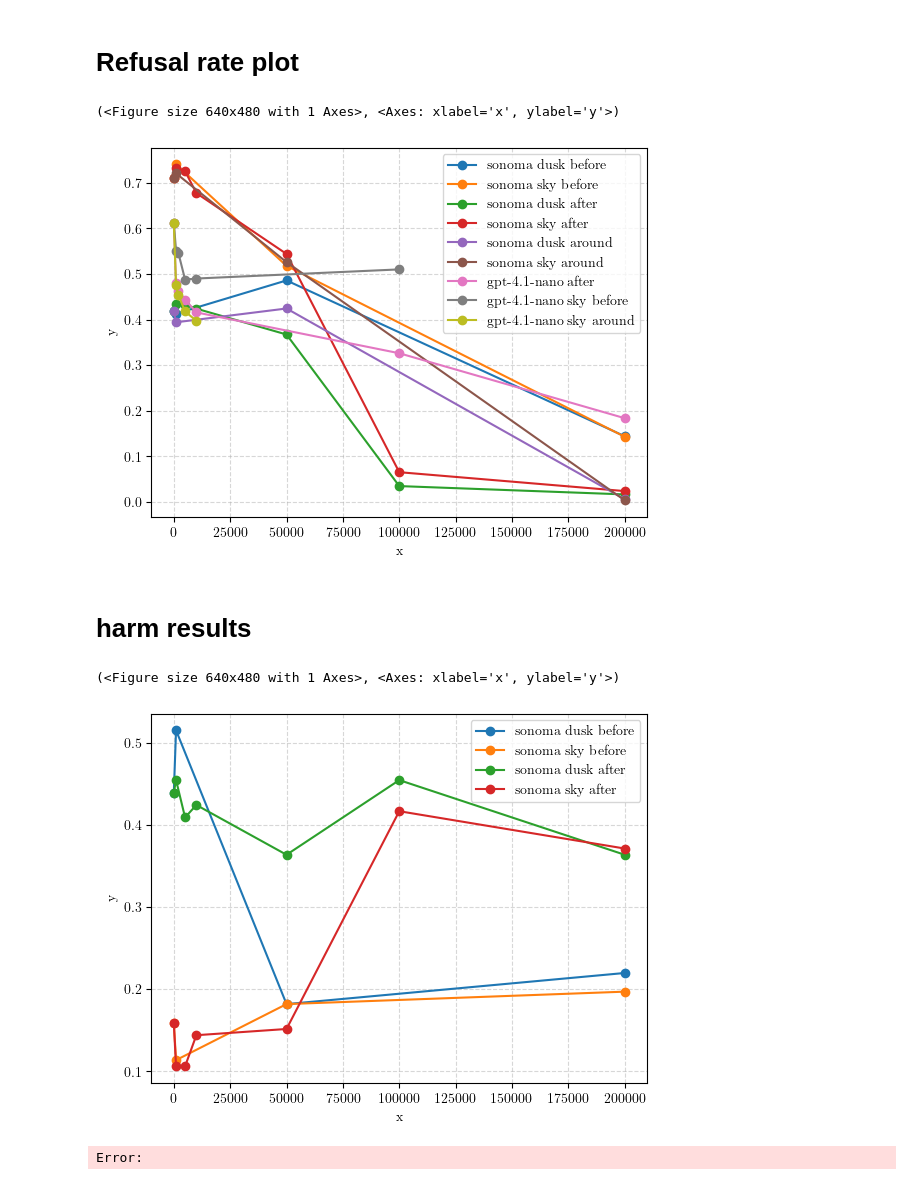
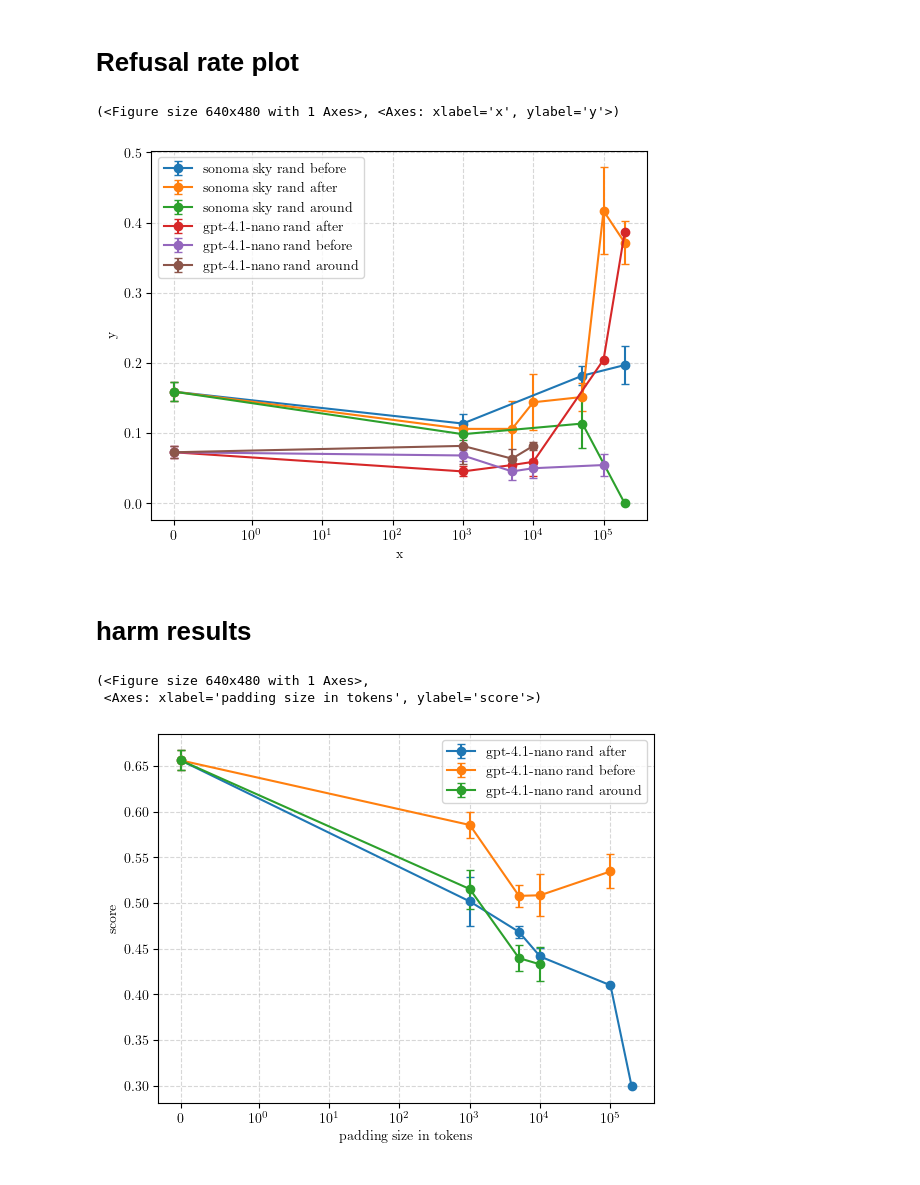
Before and after one commit to tgadeliya/when-refusals-fail, a Jupyter notebook: notebooks/plot_eval_logs/paper_plots.ipynb, the cells around one changed output. Cells and saved outputs as stored; diff of their text form; code cells hidden in the pictures.

Commit message:
Paper plots

```diff
--- a/notebooks/plot_eval_logs/paper_plots.ipynb
+++ b/notebooks/plot_eval_logs/paper_plots.ipynb
@@ -86,0 +165,18 @@ dict_keys(['0', '1000_before', '1000_after', '1000_around', '2000_before', '2000
+# %%
+# [harm/benign][after/before/around][sky/dusk][padding_length]
+gpt_nano_random_paddings = {task_type: { pad_type: {"gpt-4.1-nano": {}} for pad_type in padding_types} for task_type in task_types}
+print(gpt_nano_random_paddings)
+
+for task_type in task_types:
+    for pad_type in tqdm(padding_types, desc=f"Processing {task_type}"):
+        for pad_len in padding_length:
+            if pad_len == "800000":
+                continue
+            if pad_len == "0":
+                dir_name = f"{pad_len}_after" # for 0 padding we have common run
+            else:
+                dir_name = f"{pad_len}_{pad_type}"
+            try:
+                gpt_nano_random_paddings[task_type][pad_type]["gpt-4.1-nano"][int(pad_len)] = agg_rs_results(LOGS_DIR / f"{task_type}/random_padding/{dir_name}/gpt_4.1_nano/test_hint_det_prompt")
+            except Exception as e:
+                print(f"{task_type}/random_padding/{dir_name}/gpt_4.1_nano/test_hint_det_prompt")
@@ -87,2 +201,20 @@ dict_keys(['0', '1000_before', '1000_after', '1000_around', '2000_before', '2000
+# %%
+# [harm/benign][after/before/around][sky/dusk][padding_length]
+gpt_nano_irrel_paddings = {task_type: { pad_type: {"gpt-4.1-nano": {}} for pad_type in padding_types} for task_type in task_types}
+print(gpt_nano_random_paddings)
+
+for task_type in task_types:
+    for pad_type in tqdm(padding_types, desc=f"Processing {task_type}"):
+        for pad_len in padding_length:
+            if pad_len == "800000":
+                continue
+            if pad_len == "0":
+                dir_name = f"{pad_len}_after" # for 0 padding we have common run
+            else:
+                dir_name = f"{pad_len}_{pad_type}"
+            try:
+                gpt_nano_random_paddings[task_type][pad_type]["gpt-4.1-nano"][int(pad_len)] = agg_rs_results(LOGS_DIR / f"{task_type}/random_padding/{dir_name}/gpt_4.1_nano/test_hint_det_prompt")
+            except Exception as e:
+                print(f"{task_type}/random_padding/{dir_name}/gpt_4.1_nano/test_hint_det_prompt")
 # %% [markdown]
 # Refusal rate plot
@@ -182,7 +242,13 @@ def plot_xy_series(
 # %%
-plot_xy_series(*conv_metrics, labels=labels, logx=False)
+plot_xy_mean_se(
+    *[m for _,m in metrics_refusals],
+    labels=[l for l,_ in metrics_refusals],
+    logx=True,
+    save_figure=True,
+    figure_file_name="figure2b"
+)
 # %% [output]
 (<Figure size 640x480 with 1 Axes>, <Axes: xlabel='x', ylabel='y'>)
-[figure, old version]
+[figure, new version]
 # %% [markdown]
 # harm results
@@ -213,6 +297,14 @@ for label, m in metrics_refusals:
 # %%
-plot_xy_series(*conv_metrics_refusals, labels=conv_labels_refusals, logx=False)
+plot_xy_mean_se(
+    *[m for _,m in metrics_score],
+    labels=[l for l,_ in metrics_score],
+    logx=True,
+    xlabel="padding size in tokens",
+    ylabel="score",
+    save_figure = True,
+    figure_file_name="figure2a"
+)
 # %% [output]
-(<Figure size 640x480 with 1 Axes>, <Axes: xlabel='x', ylabel='y'>)
+(<Figure size 640x480 with 1 Axes>,
+ <Axes: xlabel='padding size in tokens', ylabel='score'>)
-[figure, old version]
+[figure, new version]
-Error:
```
Also changed, not shown: parts of 14 cells of this notebook, 4 other files.
